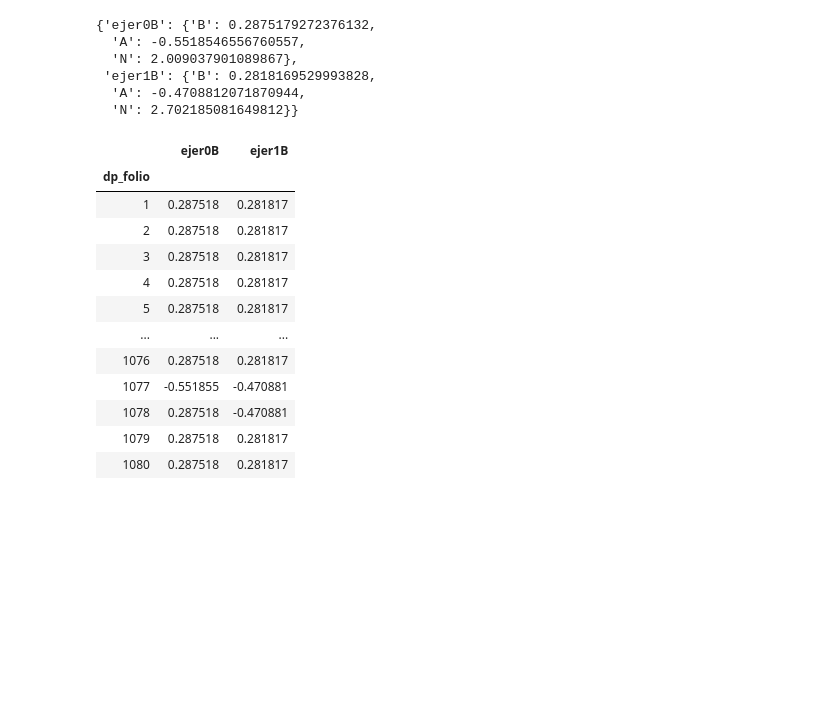
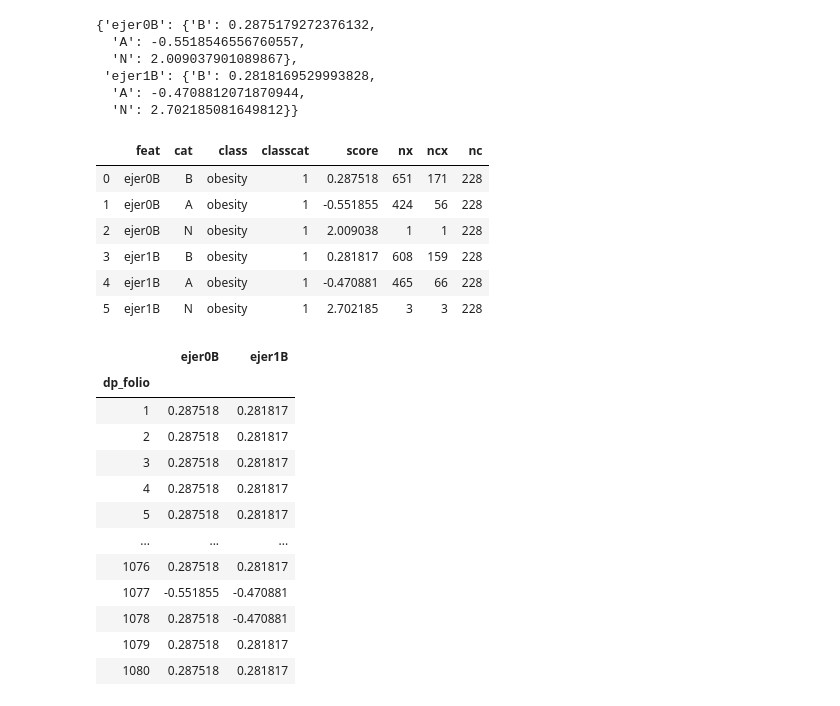
Before and after one commit to vicalbiter/histories, a Jupyter notebook: Classes Playground.ipynb, the cells around one changed output. Saved outputs shown, nothing was run; the diff lists cells and outputs as text; code cells hidden in the pictures; blank space fills up the shorter version.

```diff
--- a/Classes Playground.ipynb
+++ b/Classes Playground.ipynb
@@ -421,6 +447,16 @@ bm.getScoresFromFeatureList(query_features_nba, "obesity", 1, ndata)
  'ejer1B': {'B': 0.2818169529993828,
   'A': -0.4708812071870944,
   'N': 2.702185081649812}}
+# %%
+bm.getScoresFromFeatureListFull(query_features_nba, "obesity", 1, ndata)
+# %% [output]
+|  | feat | cat | class | classcat | score | nx | ncx | nc |
+| 0 | ejer0B | B | obesity | 1 | 0.287518 | 651 | 171 | 228 |
+| 1 | ejer0B | A | obesity | 1 | -0.551855 | 424 | 56 | 228 |
+| 2 | ejer0B | N | obesity | 1 | 2.009038 | 1 | 1 | 228 |
+| 3 | ejer1B | B | obesity | 1 | 0.281817 | 608 | 159 | 228 |
+| 4 | ejer1B | A | obesity | 1 | -0.470881 | 465 | 66 | 228 |
+| 5 | ejer1B | N | obesity | 1 | 2.702185 | 3 | 3 | 228 |
 # %%
 query_features_nba = ["ejer0B", "ejer1B"]
 score_dic = bm.getScoresFromFeatureList(["ejer0B", "ejer1B"], "obesity", 1, ndata)
```
Also changed, not shown: parts of 3 cells of this notebook.
